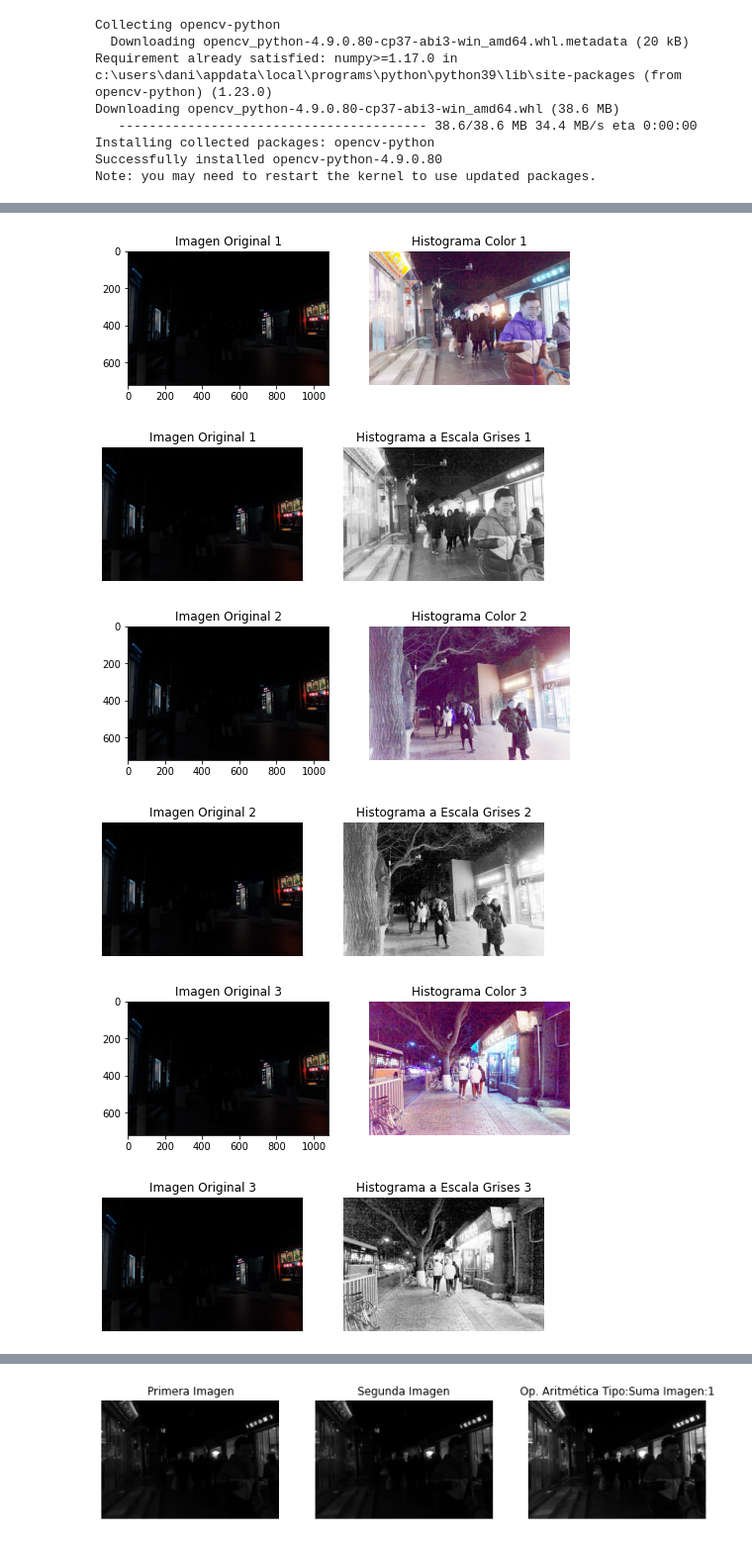
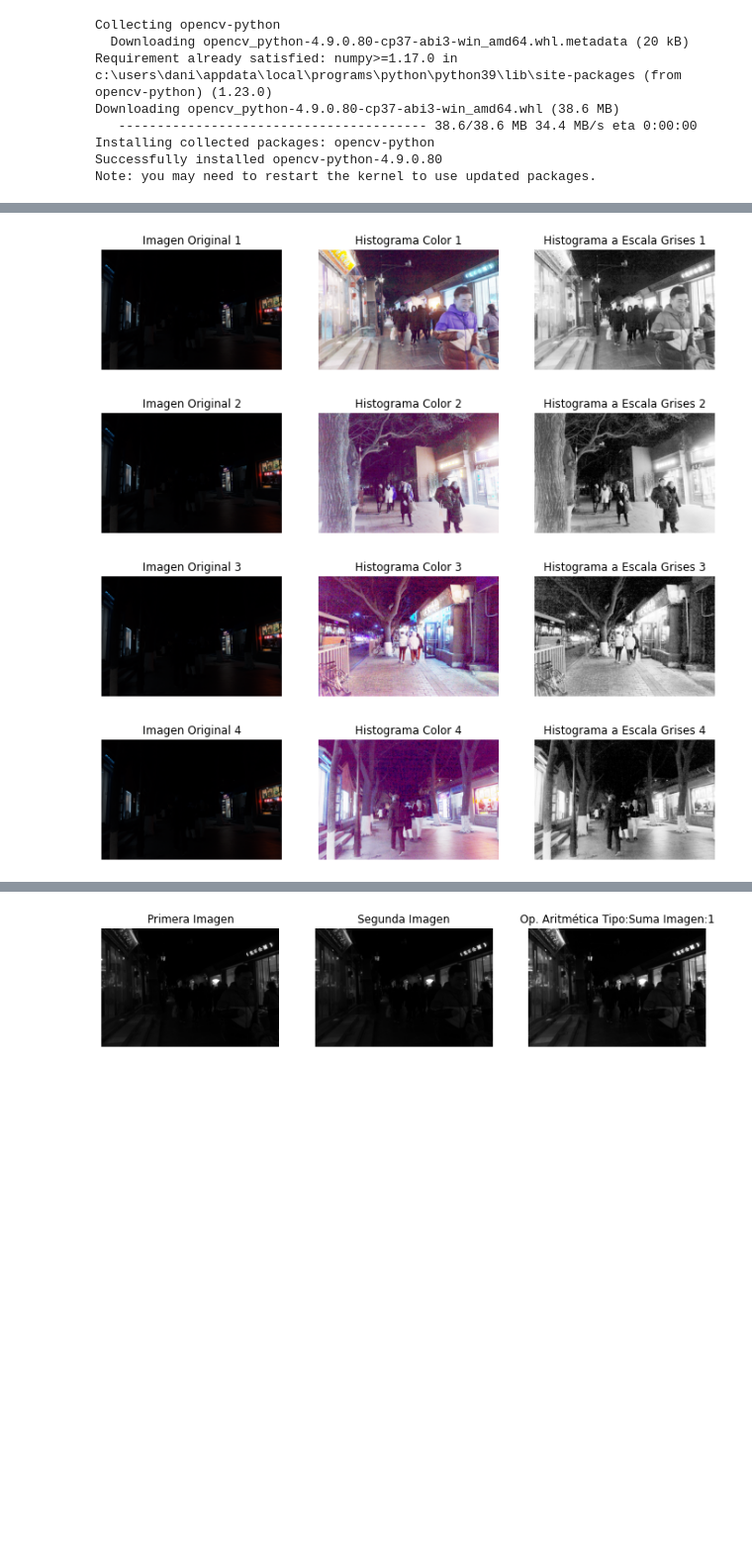
Before and after one commit to DaniSabbagh97/Image_Processing-Histogram-Intensity-ArithmeticOp, a Jupyter notebook: Code.ipynb, the cells around one changed output, grey strips where cells are left out. Shown at 99% size. Saved outputs shown, nothing was run; the diff lists cells and outputs as text; code cells hidden in the pictures; blank space fills up the shorter version.

```diff
--- a/Code.ipynb
+++ b/Code.ipynb
@@ -19,20 +19,27 @@ def adjust_intensity(image, alpha, beta):
     return adjusted_image
 for i in range(1,5):
   image = cv2.imread(f'./images/{i}.png', cv2.IMREAD_COLOR)
+  imageGray = cv2.imread(f'./images/{i}.png', cv2.IMREAD_GRAYSCALE)
 
   adjusted_image = adjust_intensity(image, alpha=1.0, beta=40)
+  adjusted_image_GRAY = adjust_intensity(imageGray, alpha=1.0, beta=220)
 
-  plt.figure(figsize=(8, 6))
+  plt.figure(figsize=(12, 10))
 
-  plt.subplot(1, 2, 1)
+  plt.subplot(1, 3, 1)
   plt.axis('off')
   plt.imshow(image, cmap='gray')
   plt.title(f'Imagen Original: {i}')
 
-  plt.subplot(1, 2, 2)
+  plt.subplot(1, 3, 2)
   plt.axis('off')
   plt.imshow(adjusted_image, cmap='gray')
   plt.title(f'Ajuste de Intensidad Imagen:{i}')
 
+  plt.subplot(1, 3, 3)
+  plt.axis('off')
+  plt.imshow(adjusted_image_GRAY, cmap='gray')
+  plt.title(f'Ajuste de Intensidad Imagen:{i}')
+
   plt.show()
 # %% [output]
@@ -60,52 +67,39 @@ def process_histogram(image):
         processed_channels.append(processed_channel)
     processed_image = cv2.merge(processed_channels)
 
     return processed_image
 
 for i in range(1,5):
 
     imageColor = cv2.imread(f'./images/{i}.png', cv2.IMREAD_COLOR)
 
     imageGray = cv2.imread(f'./images/{i}.png', cv2.COLOR_BGR2GRAY)
 
     processed_histogram_Gray = process_histogramm(imageGray)
 
     processed_histogram_Color = process_histogram(imageColor)
 
-    plt.figure(figsize=(8, 6))
+    plt.figure(figsize=(12, 10))
 
-    plt.subplot(1, 2, 1)
+    plt.subplot(1, 3, 1)
+    plt.axis('off')
     plt.imshow(image, cmap='gray')
     plt.title(f'Imagen Original {i}')
 
-    plt.subplot(1, 2, 2)
+    plt.subplot(1, 3, 2)
     plt.axis('off')
     plt.imshow(processed_histogram_Color, cmap='gray')
     plt.title(f'Histograma Color {i}')
 
-    plt.subplot(1, 2, 2)
+    plt.subplot(1, 3, 3)
     plt.axis('off')
     plt.imshow(processed_histogram_Gray, cmap='gray')
     plt.title(f'Histograma a Escala Grises {i}')
 
 
     plt.show()
-'''
-    plt.figure(figsize=(8, 6))
-
-    plt.subplot(1, 2, 1)
-    plt.axis('off')
-    plt.imshow(image, cmap='gray')
-    plt.title(f'Imagen Original {i}')
-
-
-
-
-    plt.show()'''
 # %% [output]
-[figure, old version]
+[figure, new version]
-[figure, old version]
+[figure, new version]
-[figure, old version]
+[figure, new version]
-[figure, old version]
+[figure, new version]
-[figure, removed]
-[figure, removed]
```
Also changed, not shown: parts of 3 cells of this notebook.
